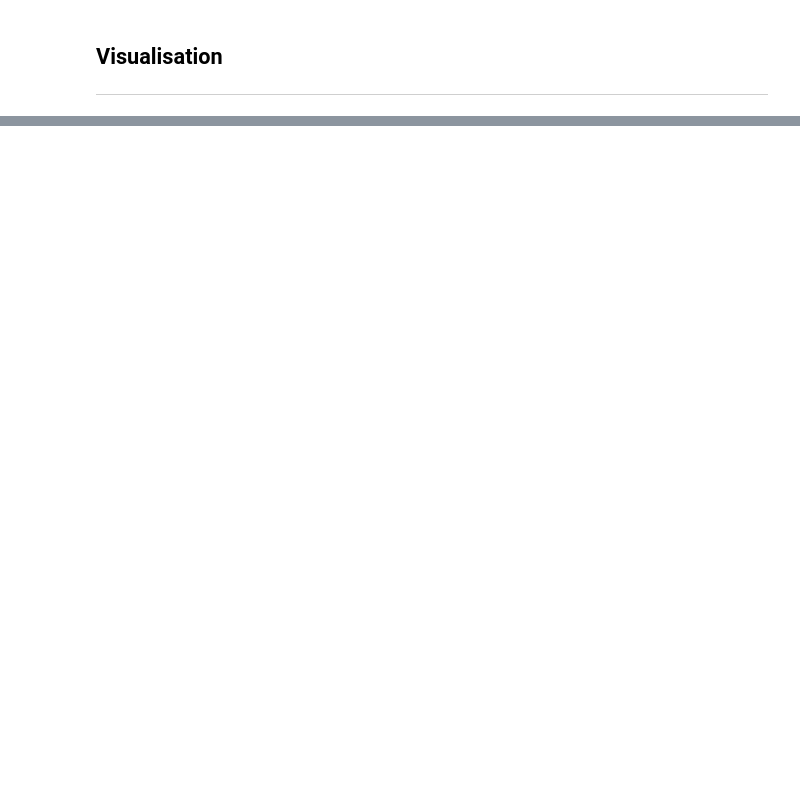
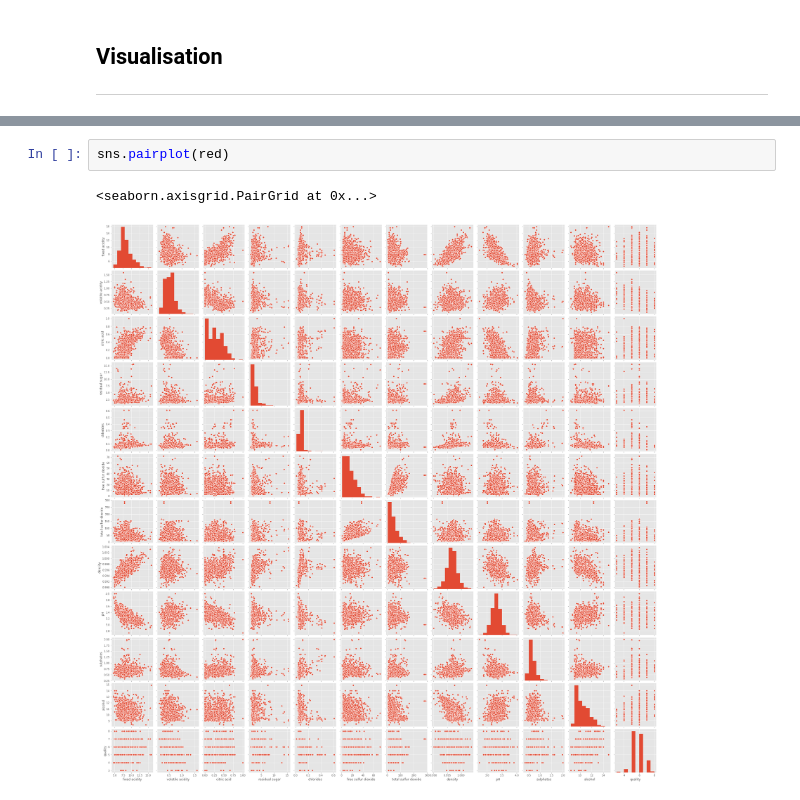
Before and after one commit to G00387847/machineLearningTask, a Jupyter notebook: classificationTask.ipynb, the cells around one changed output, grey strips where cells are left out. Drawn from its saved outputs; the diff is of its cells as text; blank space fills up the shorter version.

```diff
--- a/classificationTask.ipynb
+++ b/classificationTask.ipynb
@@ -143,0 +149,5 @@ df.hist(color='red',figsize=(10,10));
+# %%
+sns.pairplot(red)
+# %% [output]
+<seaborn.axisgrid.PairGrid at 0x...>
+[figure, added]
```
Also changed, not shown: parts of 35 cells of this notebook.
